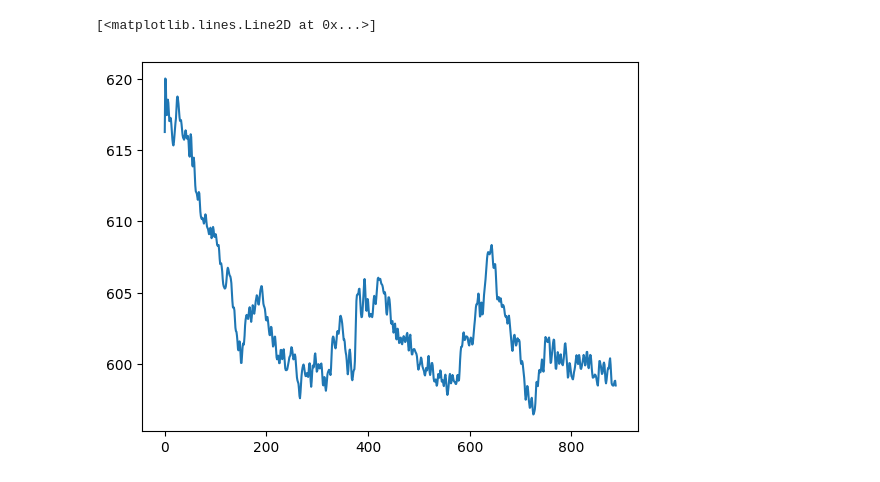
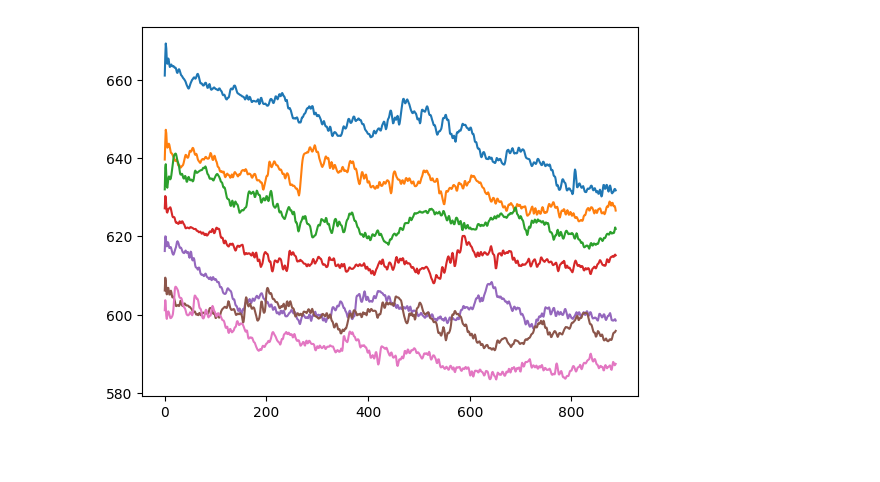
Before and after one commit to Tsuchijo/Social-Interaction-Analysis-, a Jupyter notebook: src/test_trials.ipynb, the cells around one changed output. Cells and saved outputs as stored; diff of their text form; code cells hidden in the pictures.

```diff
--- a/src/test_trials.ipynb
+++ b/src/test_trials.ipynb
@@ -5,8 +5,8 @@ import matplotlib.pyplot as plt
 # %%
 test_experiment = pts.PhotometryVideoData('/home/murph_4090ws/Documents/Social_Interaction_Analysis/20230822_M5M6.csv', trim_start=12)
 # %%
-for i in range(19)
-plt.plot(test_experiment.get_photometry_data(5)['465C'])
+for i in range(7):
+    plt.plot(test_experiment.get_photometry_data(i + 1)['465C'])
+plt.show()
 # %% [output]
-[<matplotlib.lines.Line2D at 0x...>]
-[figure, old version]
+[figure, new version]
```
Also changed, not shown: 4 other files.
